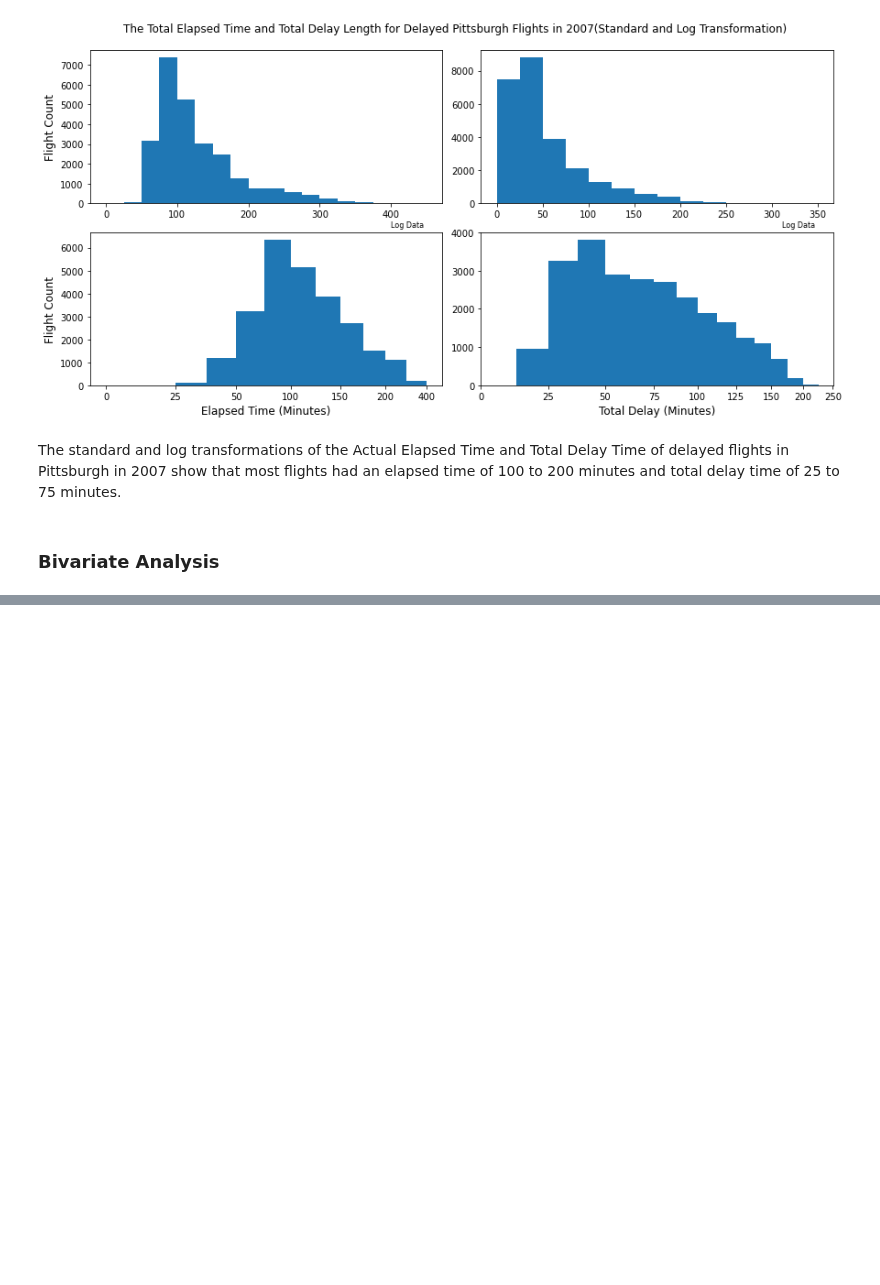
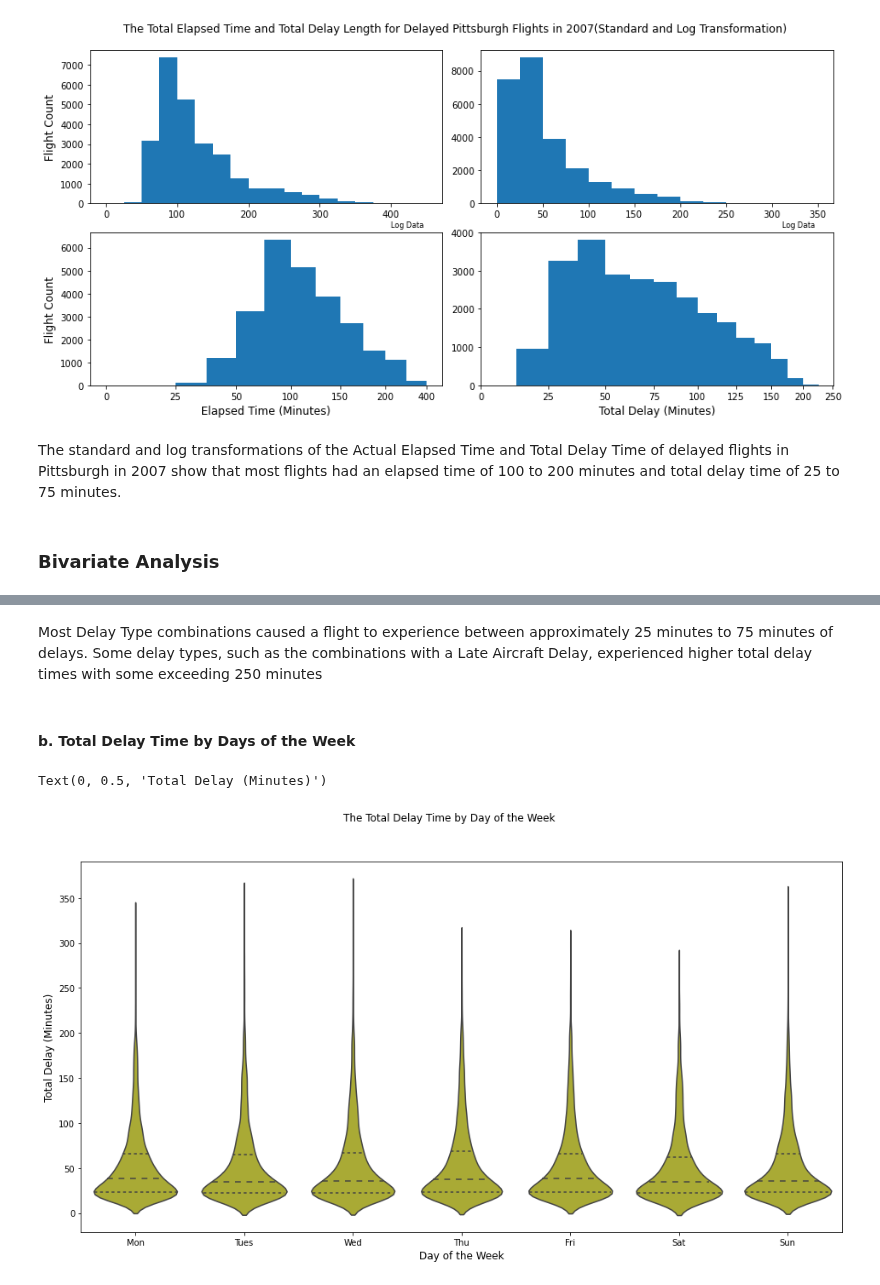
Before and after one commit to Miles-Murphy/vis_final_project, a Jupyter notebook: explanatory_analysis_pittsburgh_flight_data.ipynb, the cells around one changed output, grey strips where cells are left out. Cells and saved outputs as stored; diff of their text form; code cells hidden in the pictures; blank space fills up the shorter version.

```diff
--- a/explanatory_analysis_pittsburgh_flight_data.ipynb
+++ b/explanatory_analysis_pittsburgh_flight_data.ipynb
@@ -232,0 +251,18 @@ The standard and log transformations of the Actual Elapsed Time and Total Delay
+# %% [markdown]
+Most Delay Type combinations caused a flight to experience between approximately 25 minutes to 75 minutes of delays. Some delay types, such as the combinations with a Late Aircraft Delay, experienced higher total delay times with some exceeding 250 minutes
+# %% [markdown]
+#### b. Total Delay Time by Days of the Week <a name="delay_time_day"></a>
+# %%
+base_color=sns.color_palette()[8]
+
+fig, ax = plt.subplots(figsize=(16,8))
+plt.suptitle('The Total Delay Time by Day of the Week')
+plt.tight_layout
+
+sns.violinplot(data=pit_delays, x = 'DayOfWeek', y='TotalDelay', ax=ax, color=base_color, inner='quartile')
+ax.set_xticklabels(labels=days_of_week)
+ax.set_xlabel('Day of the Week', fontsize='large')
+ax.set_ylabel('Total Delay (Minutes)', fontsize='large')
+# %% [output]
+Text(0, 0.5, 'Total Delay (Minutes)')
+[figure, added]
```
Also changed, not shown: parts of 23 cells of this notebook, 1 other file.
